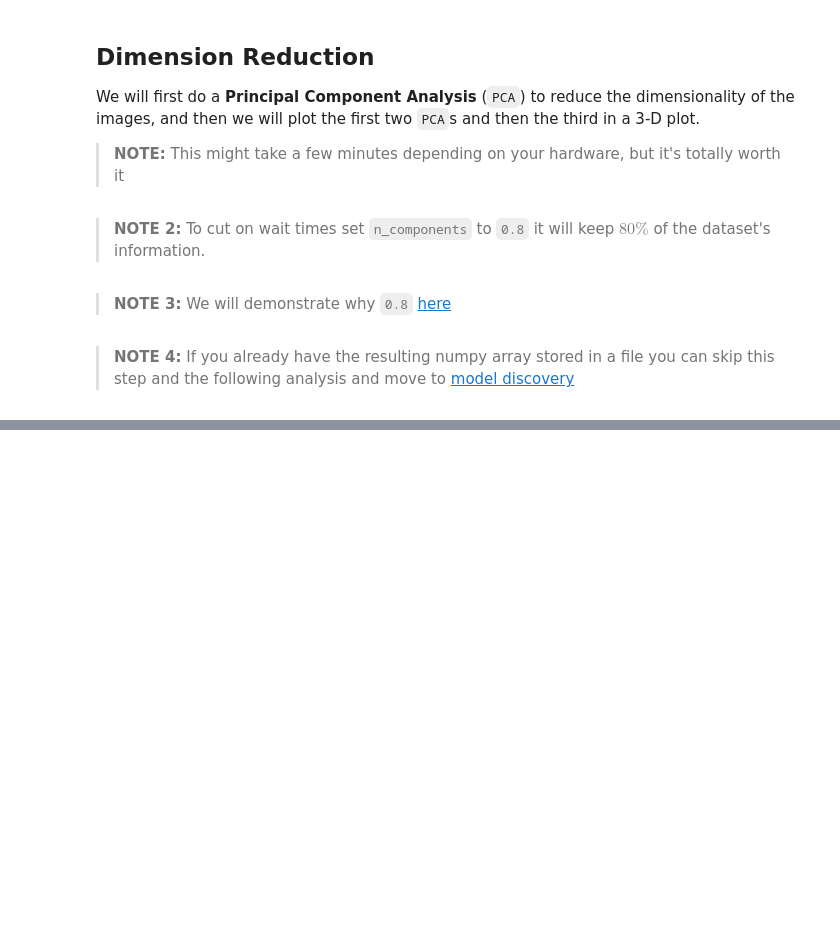
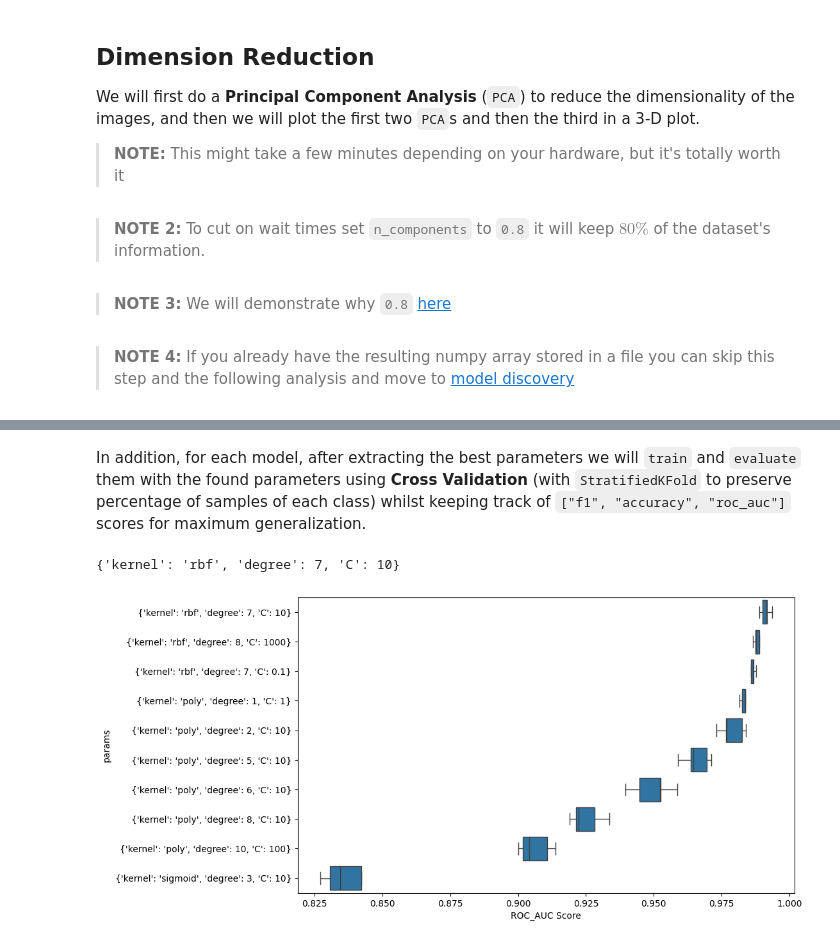
Before and after one commit to Az-r-ow/zoidberg, a Jupyter notebook: revised_main.ipynb, the cells around one changed output, grey strips where cells are left out. Drawn from its saved outputs; the diff is of its cells as text; code cells hidden in the pictures; blank space fills up the shorter version.

```diff
--- a/revised_main.ipynb
+++ b/revised_main.ipynb
@@ -200,0 +247,2 @@ plt.show()
+# %% [markdown]
+In addition, for each model, after extracting the best parameters we will `train` and `evaluate` them with the found parameters using **Cross Validation** (with `StratifiedKFold` to preserve percentage of samples of each class) whilst keeping track of `["f1", "accuracy", "roc_auc"]` scores for maximum generalization.
@@ -200,0 +261,45 @@ plt.show()
+# %%
+from sklearn.svm import SVC
+
+svc = SVC()
+
+param_distributions = {
+    "C": [0.1, 1, 10, 100, 1000],
+    "kernel": ["rbf", "poly", "sigmoid"],
+    "degree": list(range(1, 11)),  # Just for "poly"
+}
+
+svc_search = randomized_search_cv(svc, param_distributions)
+svc_search.best_params_
+# %% [output]
+{'kernel': 'rbf', 'degree': 7, 'C': 10}
+# %%
+import re
+import pandas as pd
+
+def plot_cv_results(cv_results_, title=""):
+    df = pd.DataFrame(cv_results_)
+    df = df.sort_values(by="rank_test_score")
+
+    pattern = re.compile(r"split[0-9]+_test_score")
+
+    split_columns = [c for c in df.columns.values.tolist() if pattern.match(c)]
+
+    # Picking only the columns to plot
+    df = df[["params"] + split_columns]
+    df["params"] = df["params"].astype(str)
+
+    # Rotating the dataframe
+    df = df.melt(id_vars="params", value_vars=split_columns)
+
+    plt.figure(figsize=(10, 6))
+    sns.boxplot(df, x="value", y="params", fliersize=0)
+    plt.xlabel("ROC_AUC Score")
+    plt.title(title)
+    plt.show()
+# %%
+%matplotlib inline
+
+plot_cv_results(svc_search.cv_results_)
+# %% [output]
+[figure, added]
```
Also changed, not shown: parts of 26 cells of this notebook, 2 other files.
